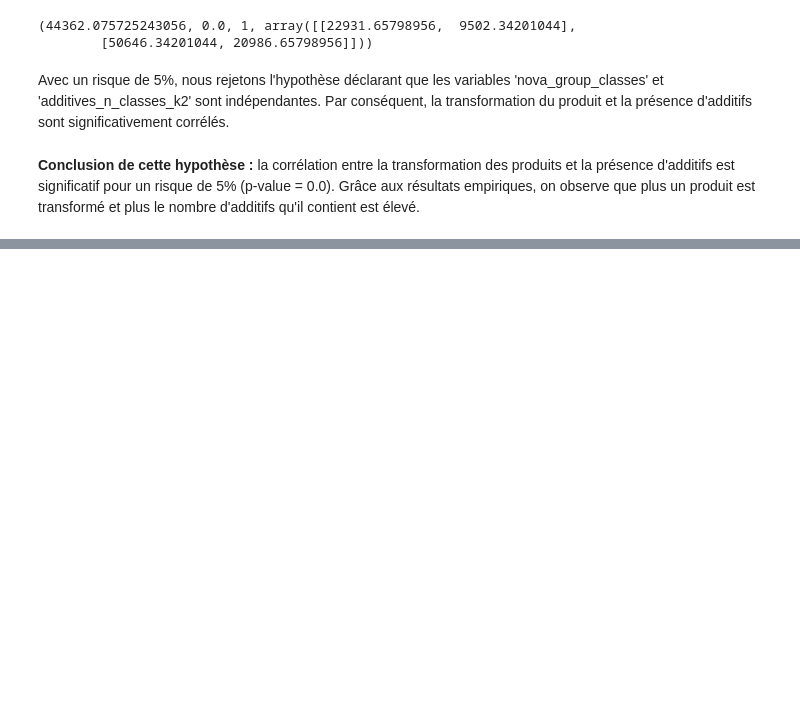
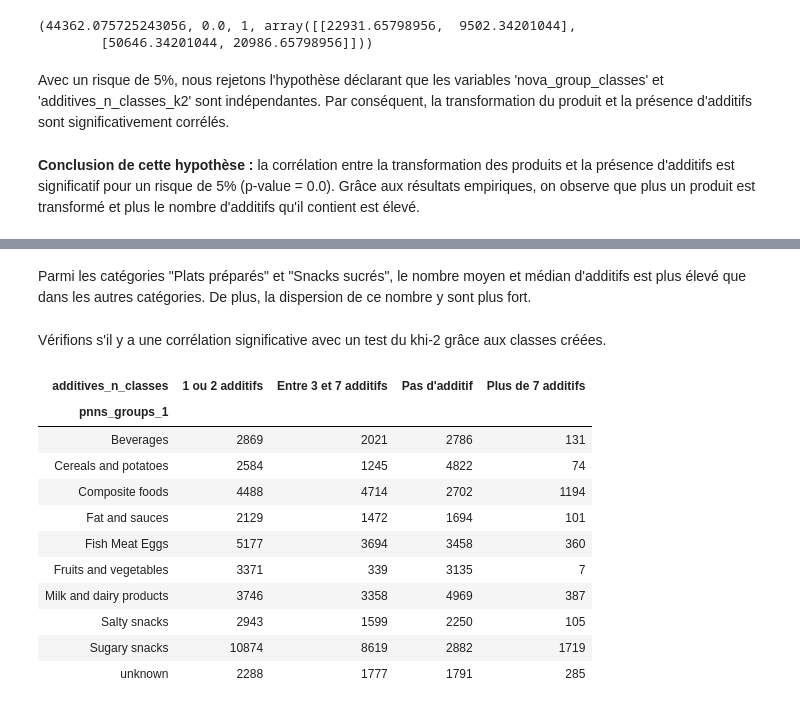
Before and after one commit to sebastienbourgeois/oc-p3-conception-application-sante-publique, a Jupyter notebook: PSante_02_notebookexploration.ipynb, the cells around one changed output, grey strips where cells are left out. Cells and saved outputs as stored; diff of their text form; code cells hidden in the pictures; blank space fills up the shorter version.

```diff
--- a/PSante_02_notebookexploration.ipynb
+++ b/PSante_02_notebookexploration.ipynb
@@ -1024,0 +1062,26 @@ Avec un risque de 5%, nous rejetons l'hypothèse déclarant que les variables 'n
+# %% [markdown]
+Parmi les catégories "Plats préparés" et "Snacks sucrés", le nombre moyen et médian d'additifs est plus élevé que dans les autres catégories. De plus, la dispersion de ce nombre y sont plus fort.
+# %% [markdown]
+Vérifions s'il y a une corrélation significative avec un test du khi-2 grâce aux classes créées.
+# %%
+X = 'pnns_groups_1'
+Y = 'additives_n_classes'
+
+tableau_contingence = open_food_facts_df[[X, Y]].pivot_table(index=X,
+                                                             columns=Y,
+                                                             aggfunc=len)
+
+tableau_contingence
+# %% [output]
+| additives_n_classes | 1 ou 2 additifs | Entre 3 et 7 additifs | Pas d'additif | Plus de 7 additifs |
+| pnns_groups_1 |  |  |  |  |
+| Beverages | 2869 | 2021 | 2786 | 131 |
+| Cereals and potatoes | 2584 | 1245 | 4822 | 74 |
+| Composite foods | 4488 | 4714 | 2702 | 1194 |
+| Fat and sauces | 2129 | 1472 | 1694 | 101 |
+| Fish Meat Eggs | 5177 | 3694 | 3458 | 360 |
+| Fruits and vegetables | 3371 | 339 | 3135 | 7 |
+| Milk and dairy products | 3746 | 3358 | 4969 | 387 |
+| Salty snacks | 2943 | 1599 | 2250 | 105 |
+| Sugary snacks | 10874 | 8619 | 2882 | 1719 |
+| unknown | 2288 | 1777 | 1791 | 285 |
```
Also changed, not shown: parts of 9 cells of this notebook.
